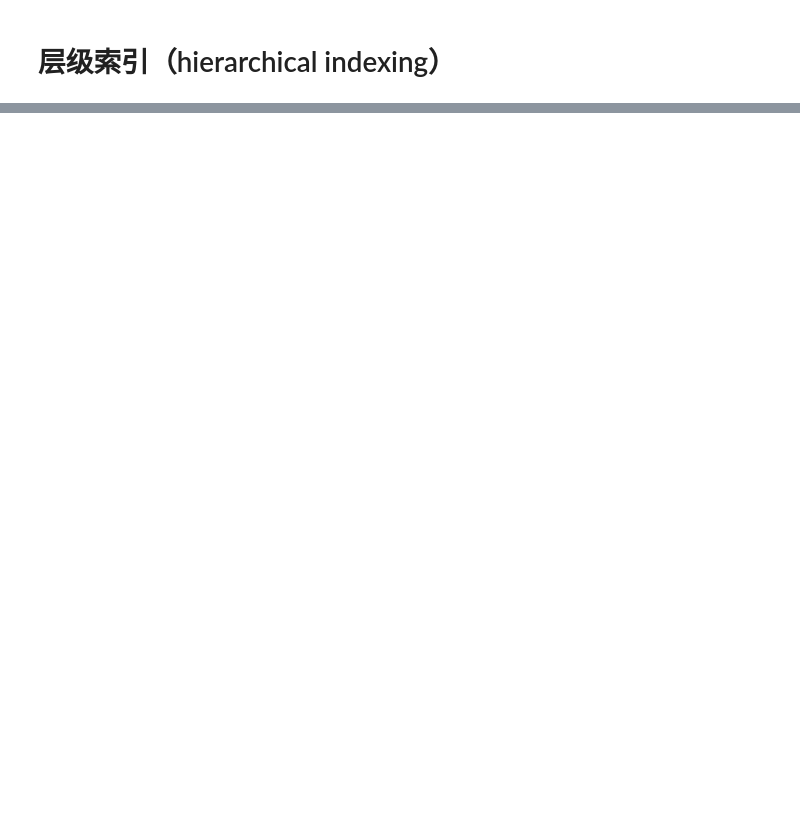
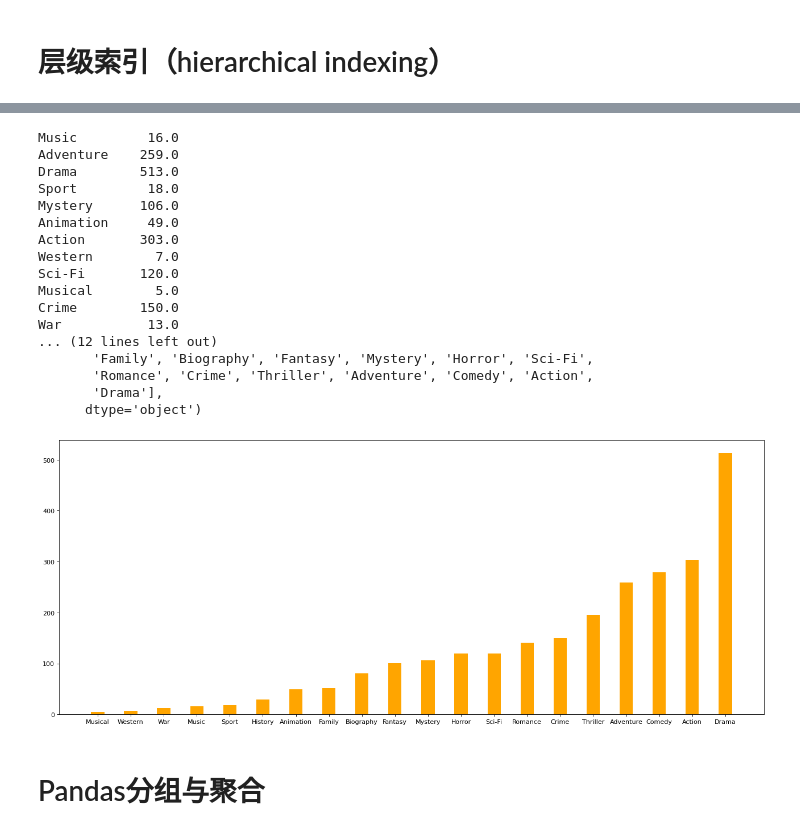
Before and after one commit to haibinpeng/py, a Jupyter notebook: day35/pandas.ipynb, the cells around one changed output, grey strips where cells are left out. Drawn from its saved outputs; the diff is of its cells as text; code cells hidden in the pictures; blank space fills up the shorter version.

```diff
--- a/day35/pandas.ipynb
+++ b/day35/pandas.ipynb
@@ -910,0 +1088,12 @@ size
+# %%
+# 统计分类的列表
+temp_list = df["Genre"].str.split(",").tolist()  # [[],[],[]]
+print(temp_list)
+print('\n')
+# 二维变为一维
+genre_list = list(set([i for j in temp_list for i in j]))
+print(len(genre_list))
+print('\n')
+# 构造全为0的数组，行是原来的样本数，列是题材类型数目
+zeros_df = pd.DataFrame(np.zeros((df.shape[0], len(genre_list))), columns=genre_list)
+print(zeros_df)
@@ -910,0 +1118,6 @@ size
+# %%
+# 给每个电影出现分类的位置赋值1,one-hot：独热码
+for i in range(df.shape[0]):
+    # zeros_df.loc[0,["Sci-fi","Mucical"]] = 1
+    zeros_df.loc[i, temp_list[i]] = 1
+print(zeros_df.head(3))
@@ -910,0 +1139,35 @@ size
+# %%
+# 统计每个分类的电影的数量和，genre_count是什么类型？
+genre_count = zeros_df.sum(axis=0)
+print(genre_count)
+print('\n')
+# 排序
+genre_count = genre_count.sort_values()
+_x = genre_count.index
+_y = genre_count.values
+# 画图
+plt.figure(figsize=(20, 8), dpi=80)
+plt.bar(range(len(_x)), _y, width=0.4, color="orange")
+plt.xticks(range(len(_x)), _x)
+plt.show()
+# %% [output]
+Music         16.0
+Adventure    259.0
+Drama        513.0
+Sport         18.0
+Mystery      106.0
+Animation     49.0
+Action       303.0
+Western        7.0
+Sci-Fi       120.0
+Musical        5.0
+Crime        150.0
+War           13.0
+... (12 lines left out)
+       'Family', 'Biography', 'Fantasy', 'Mystery', 'Horror', 'Sci-Fi',
+       'Romance', 'Crime', 'Thriller', 'Adventure', 'Comedy', 'Action',
+       'Drama'],
+      dtype='object')
+[figure, added]
+# %% [markdown]
+# Pandas分组与聚合
```
Also changed, not shown: parts of 54 cells of this notebook, 1 other file.
